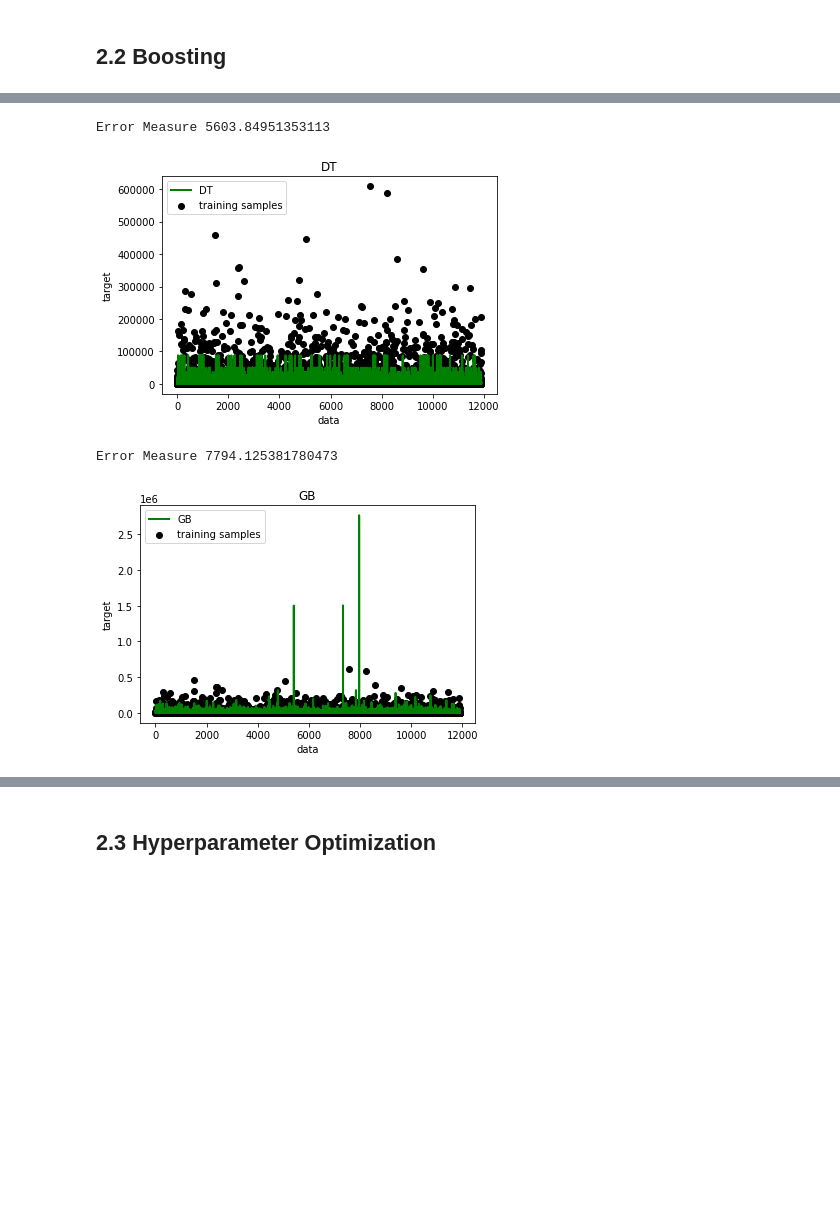
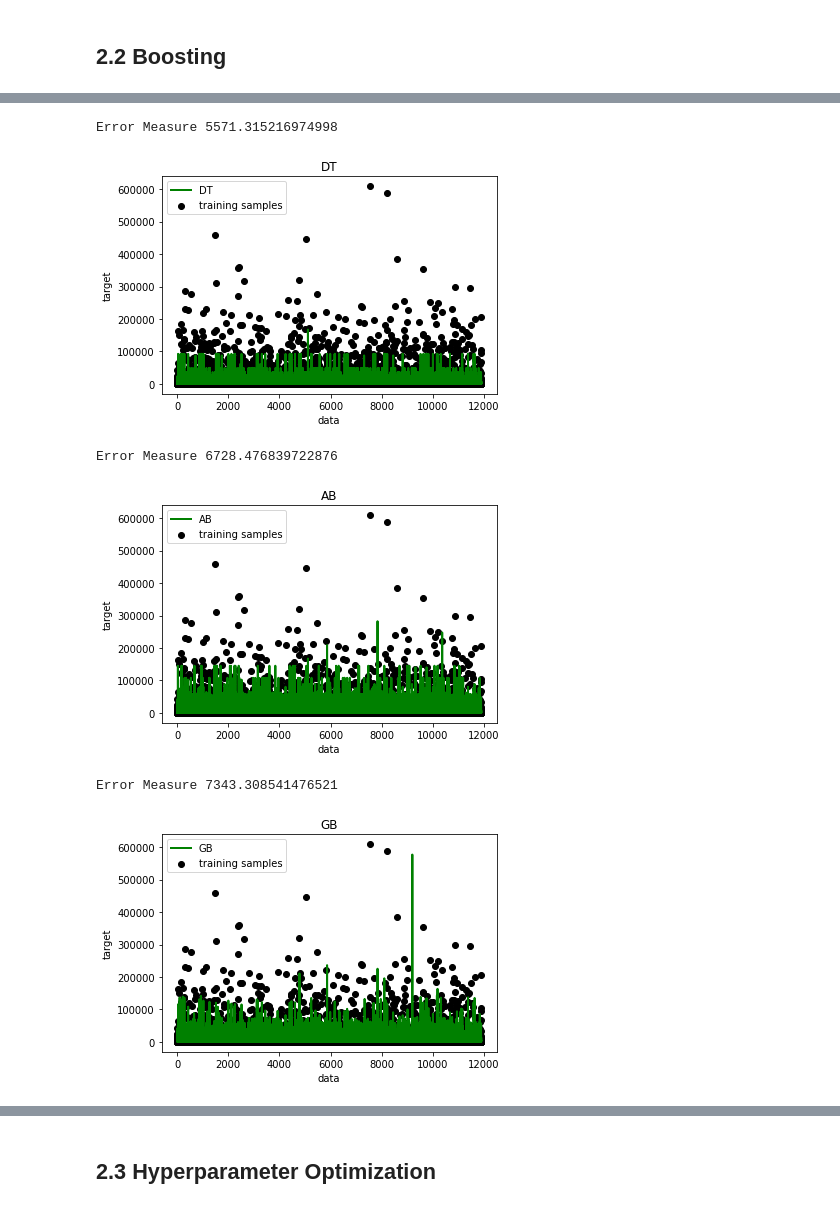
Before and after one commit to Laura-VFA/MachineLearning-21-22, a Jupyter notebook: ML_Deliverable3.ipynb, the cells around one changed output, grey strips where cells are left out. Saved outputs shown, nothing was run; the diff lists cells and outputs as text; code cells hidden in the pictures; blank space fills up the shorter version.

```diff
--- a/ML_Deliverable3.ipynb
+++ b/ML_Deliverable3.ipynb
@@ -1030,41 +984,36 @@ Feature Relevancies
 # %%
-from sklearn.tree import DecisionTreeRegressor
-from sklearn.ensemble import AdaBoostRegressor
-from sklearn.ensemble import GradientBoostingRegressor
-
 # Fit regression model
 regressors = []
-regressors.append(DecisionTreeRegressor(max_depth=4, criterion='absolute_error'))
-# http://scikit-learn.org/stable/auto_examples/ensemble/plot_adaboost_regression.html#
-#regressors.append(AdaBoostRegressor(DecisionTreeRegressor(max_depth=4, criterion='absolute_error'),
-#                          n_estimators=30, random_state=42))
-#http://scikit-learn.org/stable/auto_examples/ensemble/plot_gradient_boosting_regression.html#sphx-glr-auto-examples-ensemble-plot-gradient-boosting-regression-py
-regressors.append(GradientBoostingRegressor(n_estimators=100, learning_rate=0.1,
-                                   max_depth=4, random_state=0, loss='ls'))
+regressors.append(DecisionTreeRegressor(max_depth=5, criterion='absolute_error', random_state=0))
+regressors.append(AdaBoostRegressor(DecisionTreeRegressor(max_depth=5, criterion='absolute_error'),
+                          n_estimators=30, random_state=42))
+regressors.append(GradientBoostingRegressor(n_estimators=150, learning_rate=0.025,
+                                   max_depth=5, random_state=0, loss='ls'))
 # %%
 xx = np.stack(i for i in range(len(y_test)))
-#regr_names = ["DT", "AB", "GB"]
-regr_names = ["DT", "GB"]
+regr_names = ["DT", "AB", "GB"]
 
-for i, r in enumerate(regressors):
+for i, r in tqdm(enumerate(regressors)):
     r.fit(X_train, y_train)
     y = r.predict(X_test)
     print ("Error Measure", mean_absolute_error(y_test,y))
     # Plot the results
     plt.figure()
     plt.scatter(xx, y_test, c="k", label="training samples")
     plt.plot(xx, y, c="g", label=regr_names[i], linewidth=2)
     plt.xlabel("data")
     plt.ylabel("target")
     plt.title(regr_names[i])
     plt.axis('tight')
     plt.legend()
     plt.show()
 # %% [output]
-Error Measure 5603.84951353113
+Error Measure 5571.315216974998
-[figure, old version]
+[figure, new version]
-Error Measure 7794.125381780473
+Error Measure 6728.476839722876
-[figure, old version]
+[figure, new version]
+Error Measure 7343.308541476521
+[figure, added]
 # %%
 print ('Feature Relevancies')
 pd.DataFrame({'Attributes': x_features ,
```
Also changed, not shown: parts of 132 cells of this notebook.
